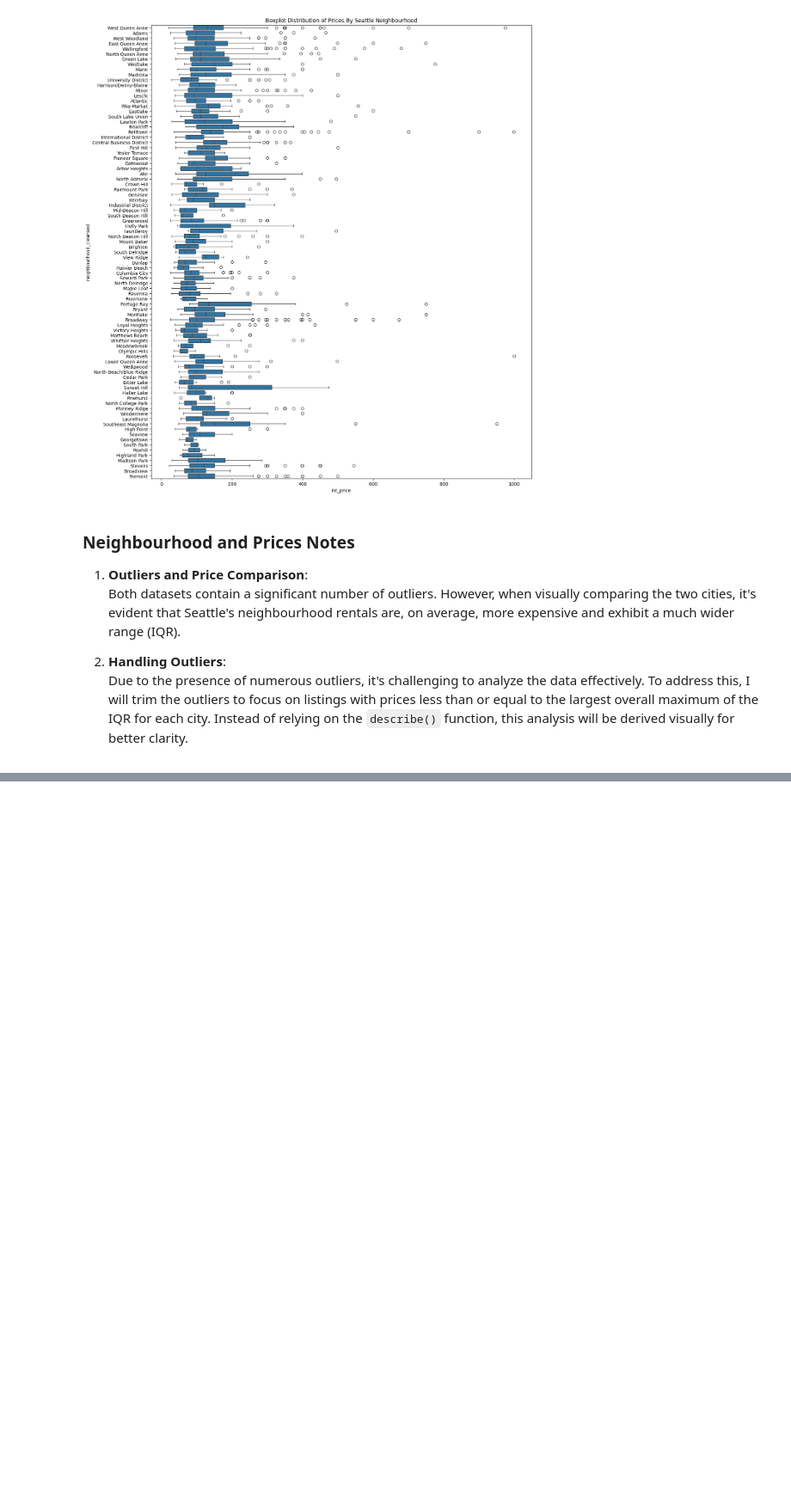
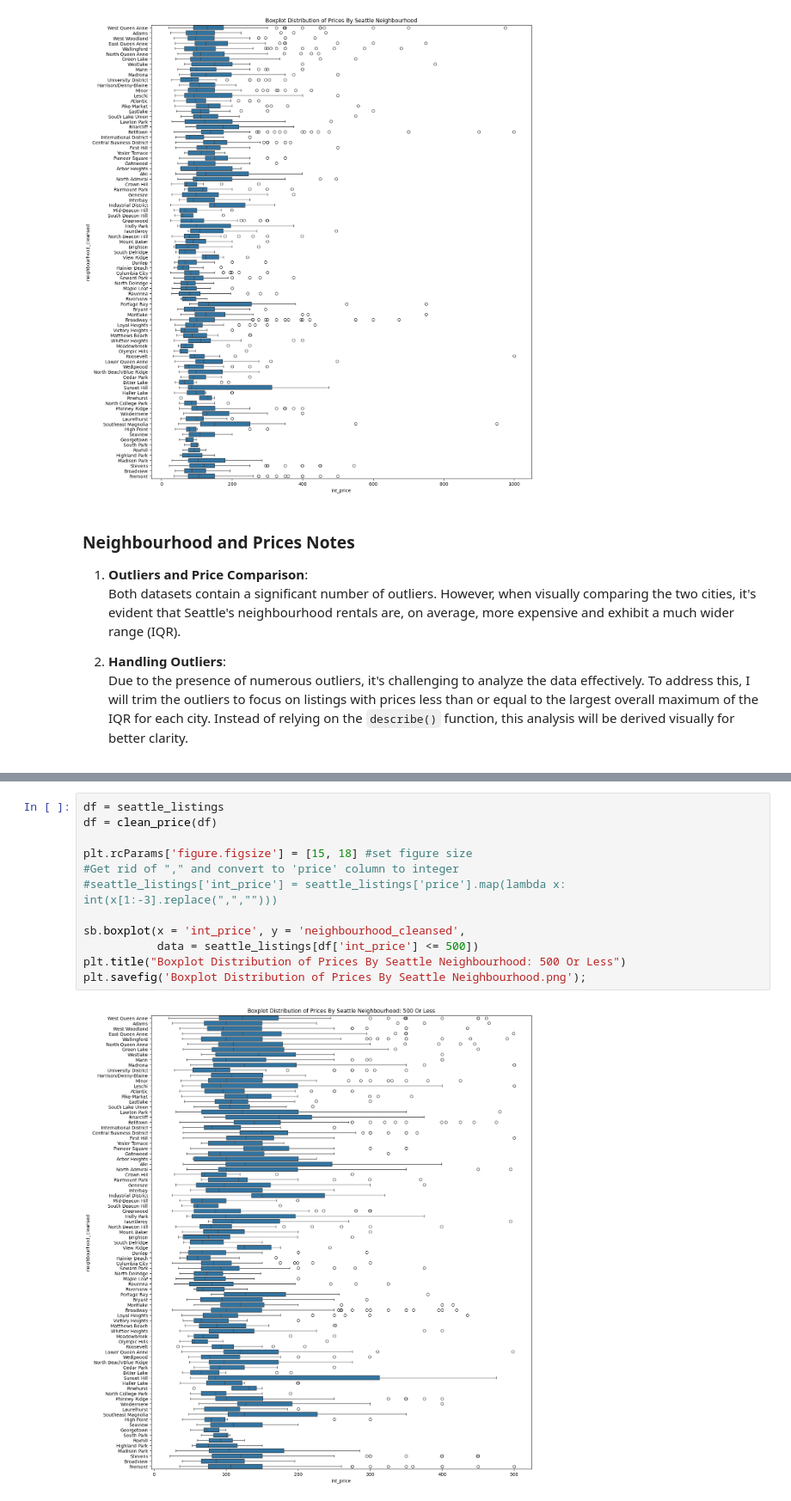
Before and after one commit to annahico/EDAs-Data_Analyst, a Jupyter notebook: Airbnb_Model/airbnb.ipynb, the cells around one changed output, grey strips where cells are left out. Shown at 86% size. Saved outputs shown, nothing was run; the diff lists cells and outputs as text; blank space fills up the shorter version.

```diff
--- a/Airbnb_Model/airbnb.ipynb
+++ b/Airbnb_Model/airbnb.ipynb
@@ -261,0 +279,14 @@ plt.title("Boxplot Distribution of Prices By Seattle Neighbourhood");
+# %%
+df = seattle_listings
+df = clean_price(df)
+
+plt.rcParams['figure.figsize'] = [15, 18] #set figure size
+#Get rid of "," and convert to 'price' column to integer
+#seattle_listings['int_price'] = seattle_listings['price'].map(lambda x: int(x[1:-3].replace(",","")))
+
+sb.boxplot(x = 'int_price', y = 'neighbourhood_cleansed',
+           data = seattle_listings[df['int_price'] <= 500])
+plt.title("Boxplot Distribution of Prices By Seattle Neighbourhood: 500 Or Less")
+plt.savefig('Boxplot Distribution of Prices By Seattle Neighbourhood.png');
+# %% [output]
+[figure, added]
```
Also changed, not shown: parts of 24 cells of this notebook, 3 other files.
